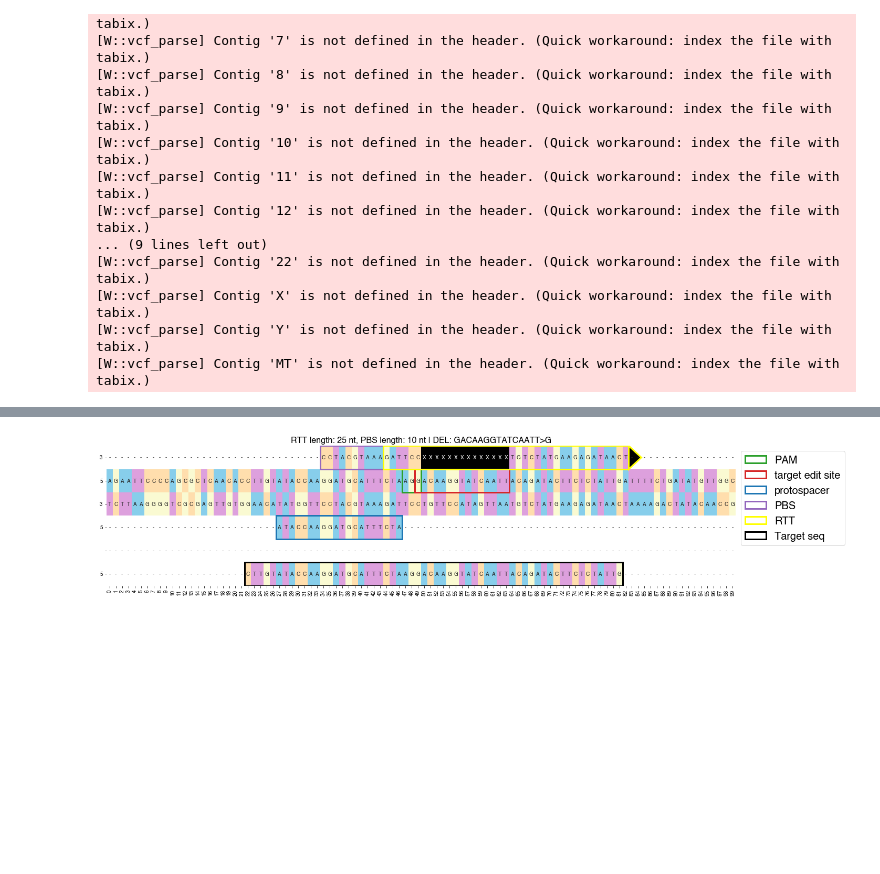
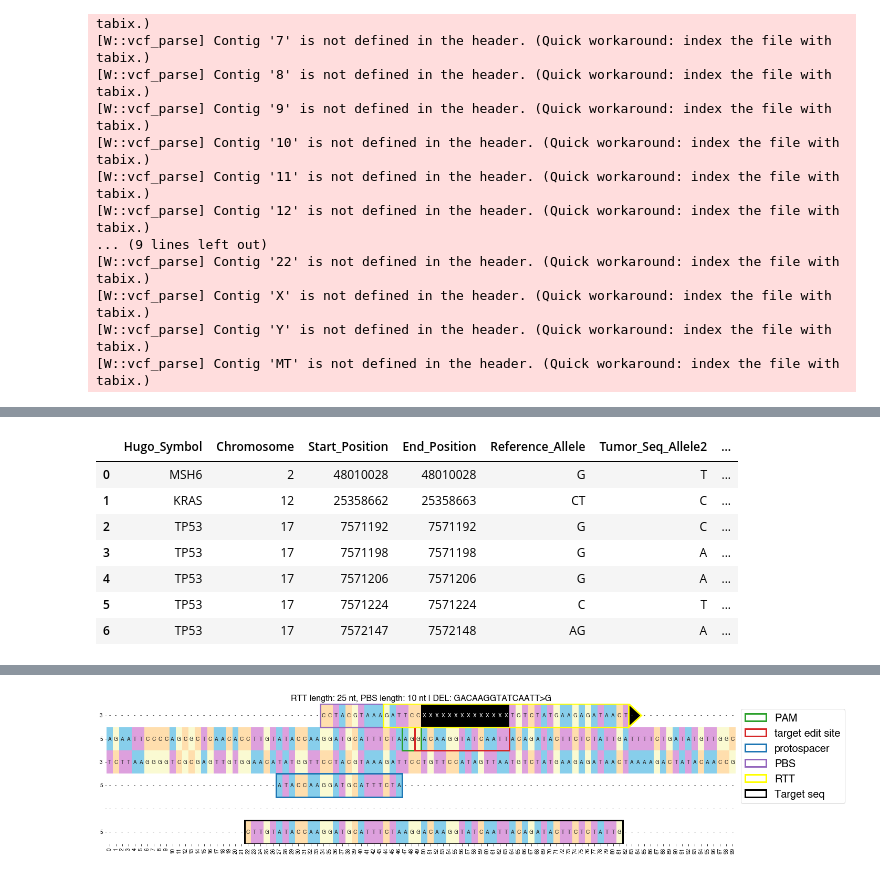
Before and after one commit to samgould2/PEGG, a Jupyter notebook: examples/PEGG_example.ipynb, the cells around one changed output, grey strips where cells are left out. Drawn from its saved outputs; the diff is of its cells as text; code cells hidden in the pictures; blank space fills up the shorter version.

```diff
--- a/examples/PEGG_example.ipynb
+++ b/examples/PEGG_example.ipynb
@@ -506,0 +535,7 @@ clinvar
+# %%
+#this is the filepath to the .vcf.gz file (needs to be updated according to user)
+filepath = '/Users/samgould/Desktop/FSR Lab/reference files/clinvar_20221001.vcf.gz'
+
+#variation_ids = [925574, 925434, 926695, 925707, 325626,1191613,308061]
+variation_ids = [925574, 925434, 926695, 925707, 325626,1191613]
+clinvar = clinvar_VCF_translator(filepath, variation_ids)
@@ -506,0 +560,11 @@ clinvar
+# %%
+clinvar
+# %% [output]
+|  | Hugo_Symbol | Chromosome | Start_Position | End_Position | Reference_Allele | Tumor_Seq_Allele2 | ... |
+| 0 | MSH6 | 2 | 48010028 | 48010028 | G | T | ... |
+| 1 | KRAS | 12 | 25358662 | 25358663 | CT | C | ... |
+| 2 | TP53 | 17 | 7571192 | 7571192 | G | C | ... |
+| 3 | TP53 | 17 | 7571198 | 7571198 | G | A | ... |
+| 4 | TP53 | 17 | 7571206 | 7571206 | G | A | ... |
+| 5 | TP53 | 17 | 7571224 | 7571224 | C | T | ... |
+| 6 | TP53 | 17 | 7572147 | 7572148 | AG | A | ... |
```
Also changed, not shown: parts of 17 cells of this notebook, 3 other files.
